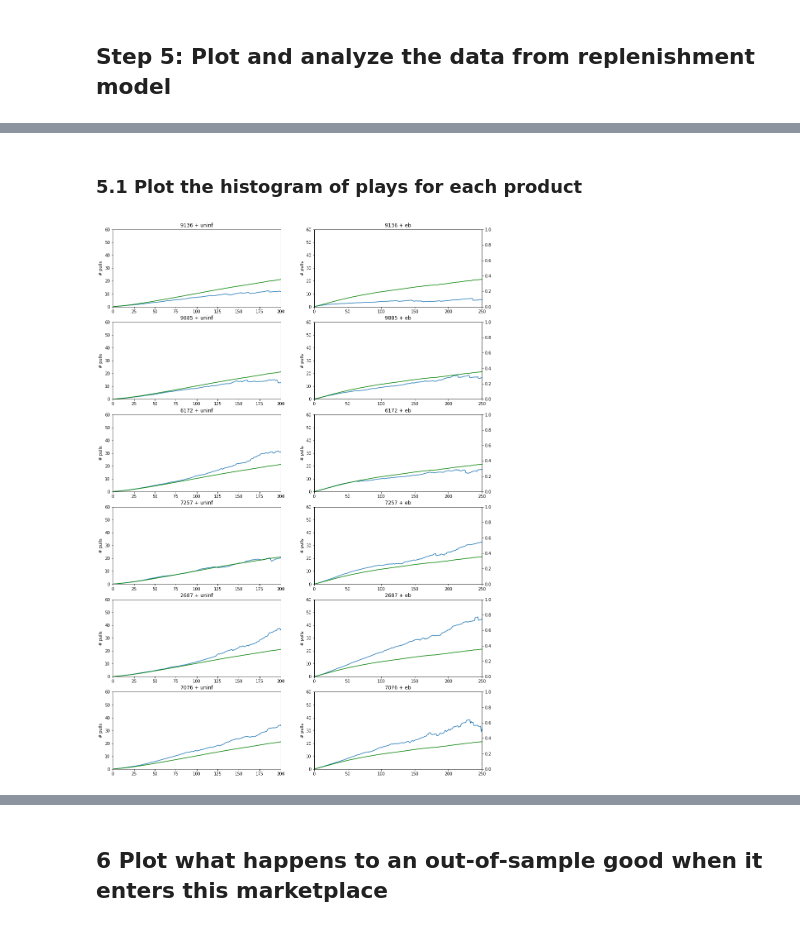
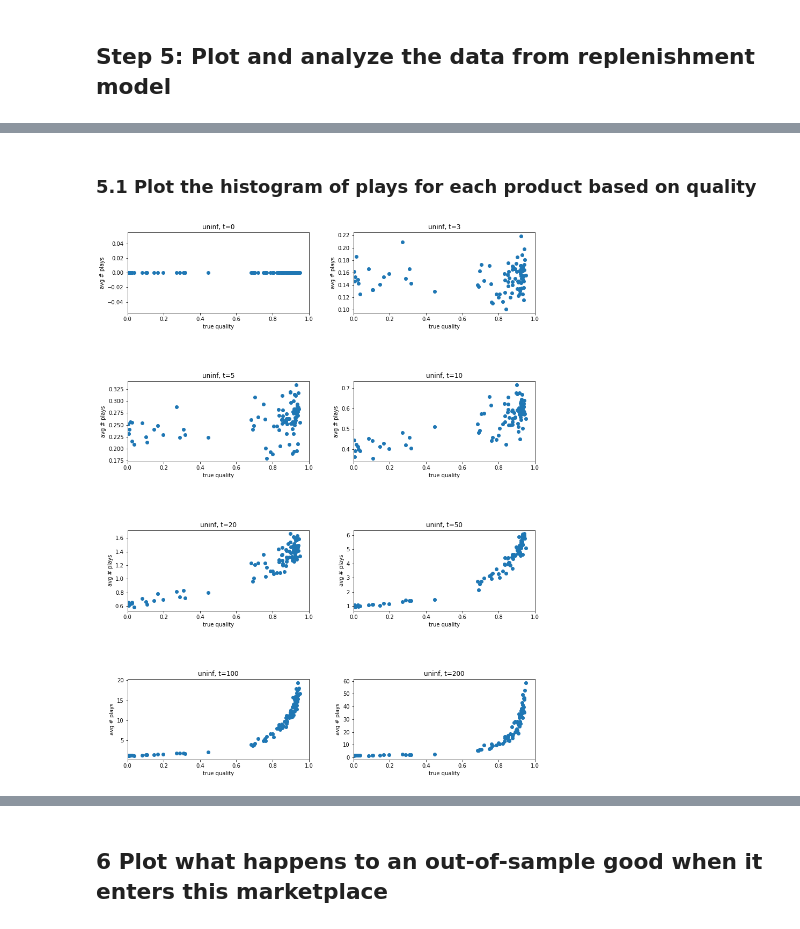
Before and after one commit to LEFTA98/ratings_with_eb, a Jupyter notebook: mab_experiments.ipynb, the cells around one changed output, grey strips where cells are left out. Saved outputs shown, nothing was run; the diff lists cells and outputs as text; code cells hidden in the pictures.

```diff
--- a/mab_experiments.ipynb
+++ b/mab_experiments.ipynb
@@ -509,2 +520,2 @@ plt.show()
 # %% [markdown]
-### 5.1 Plot the histogram of plays for each product
+### 5.1 Plot the histogram of plays for each product based on quality
@@ -567,53 +531,2 @@ for key in videos_of_interest:
-# %%
-max_eb_size = max([max([eb_data[key][i].shape[0] for i in range(len(eb_data[key]))]) for key in eb_data])
-avg_eb_plays, freq_eb_plays = np.zeros(max_eb_size), np.zeros(max_eb_size)
-
-for key in eb_data:
-    for arr in eb_data[key]:
-        plays = np.sum(arr, axis=1)-(prior_a + prior_b)
-        avg_eb_plays += pad_with_zeros(plays, max_eb_size)
-        freq_eb_plays += pad_with_zeros(np.ones(plays.shape[0]), max_eb_size)
-
-avg_eb_plays /= freq_eb_plays
-# %%
-eb_plays_per_timestep = dict()
-eb_freq_per_timestep = dict()
-for key in videos_of_interest:
-    eb_plays_per_timestep[key] = np.zeros(max([eb_data[key][i].shape[0] for i in range(len(eb_data[key]))]))
-    freq_count = np.zeros(max([eb_data[key][i].shape[0] for i in range(len(eb_data[key]))]))
-    for arr in eb_data[key]:
-        plays = np.sum(arr, axis=1)-(prior_a + prior_b)
-        eb_plays_per_timestep[key] += pad_with_zeros(plays, eb_plays_per_timestep[key].shape[0])
-        freq_count += pad_with_zeros(np.ones(plays.shape[0]), eb_plays_per_timestep[key].shape[0])
-    eb_freq_per_timestep[key] = copy.deepcopy(freq_count)
-
-    eb_plays_per_timestep[key] /= freq_count
-# %%
-f, axes = plt.subplots(6,2)
-f.set_size_inches(16,24)
-for i in range(len(videos_of_interest)):
-    plt.sca(axes[i,0])
-#     twin = axes[i,0].twinx()
-    axes[i,0].set_ylim(0, 60)
-    axes[i,0].set_ylabel('# pulls')
-#     twin.set_ylabel('# occurrences')
-#     twin.set_ylim(0,500)
-    plt.xlim(0,200)
-    plt.title(f"{videos_of_interest[i]} + uninf")
-    axes[i,0].plot(uninf_plays_per_timestep[videos_of_interest[i]],label='number of pulls')
-    axes[i,0].plot(avg_uninf_plays, color='green')
-#     twin.plot(uninf_freq_per_timestep[videos_of_interest[i]],color='red',alpha=0.5,label='frequency')
-
-    plt.sca(axes[i,1])
-    twin = axes[i,1].twinx()
-    axes[i,1].set_ylim(0, 60)
-    axes[i,1].set_ylabel('# pulls')
-#     twin.set_ylim(0,500)
-#     twin.set_ylabel('# occurrences')
-    plt.xlim(0,250)
-    plt.title(f"{videos_of_interest[i]} + eb")
-    axes[i,1].plot(eb_plays_per_timestep[videos_of_interest[i]], label='number of pulls')
-    axes[i,1].plot(avg_eb_plays, color='green')
-#     twin.plot(eb_freq_per_timestep[videos_of_interest[i]],color='red',alpha=0.5,label='number of pulls')
-# %% [output]
-[figure, removed]
+# %%
+times_of_interest = [0,3,5,10,20,50,100,200]
@@ -619,0 +561,20 @@ for i in range(len(videos_of_interest)):
+# %%
+f, axes = plt.subplots(4,2)
+f.tight_layout()
+f.set_size_inches(12,16)
+ax_path = [axes[0,0], axes[0,1], axes[1,0], axes[1,1], axes[2,0], axes[2,1], axes[3,0], axes[3,1]]
+for i in range(len(ax_path)):
+    plt.sca(ax_path[i])
+    relevant_keys = [k for k in uninf_plays if k[1]==times_of_interest[i]]
+    arr = []
+    for k in relevant_keys:
+        arr.append((k[0], uninf_plays[k], uninf_plays_conf_intervals[k]))
+    arr = np.array(arr)
+    # plt.errorbar(x=arr[:,0],y=arr[:,1], yerr=arr[:,2], fmt='o')
+    plt.scatter(x=arr[:,0],y=arr[:,1])
+    plt.xlim((0,1))
+    plt.xlabel('true quality')
+    plt.ylabel('avg # plays')
+    plt.title(f'uninf, t={times_of_interest[i]}')
+# %% [output]
+[figure, added]
```
Also changed, not shown: parts of 21 cells of this notebook, 1 other file.
